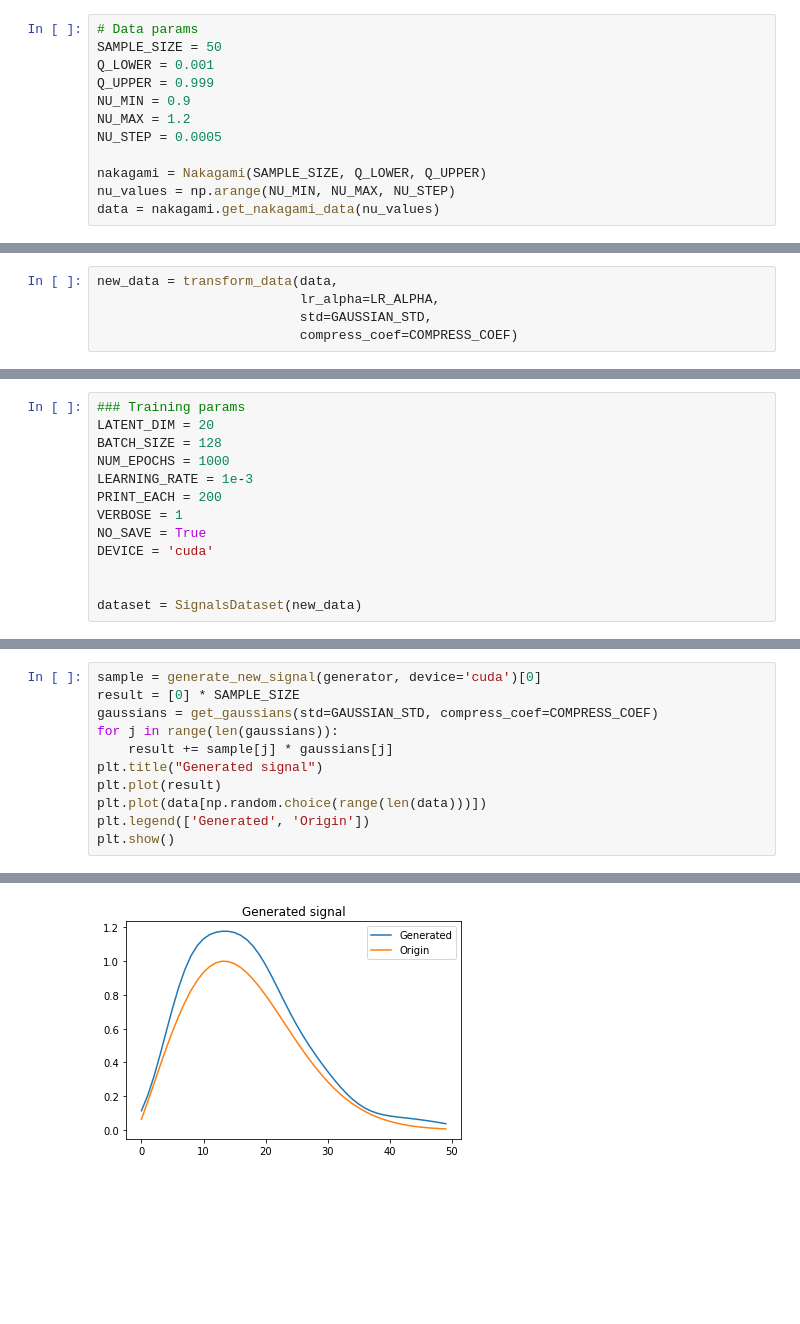
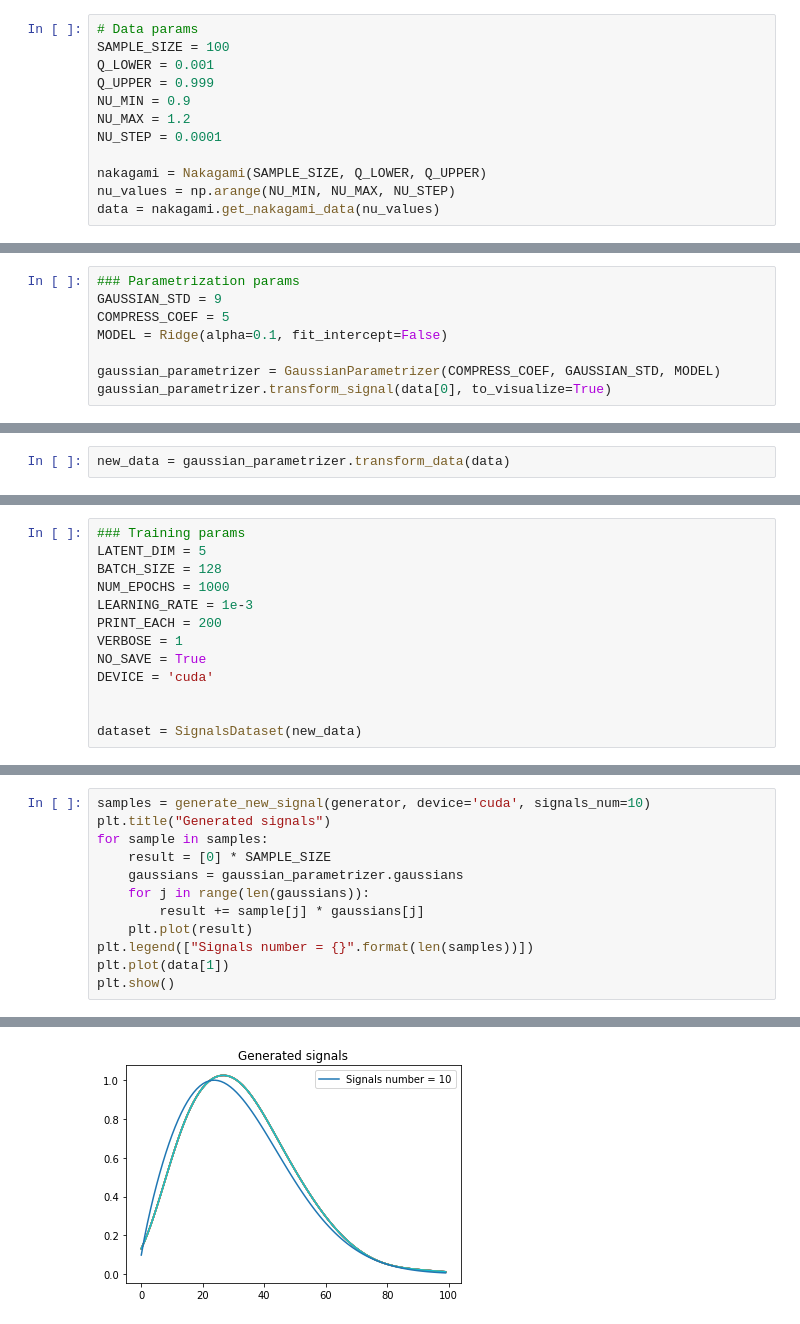
Before and after one commit to whiteRa2bit/hep_generative_models, a Jupyter notebook: notebooks/train/Gan_parametrization.ipynb, the cells around one changed output, grey strips where cells are left out. Cells and saved outputs as stored; diff of their text form; blank space fills up the shorter version.

```diff
--- a/notebooks/train/Gan_parametrization.ipynb
+++ b/notebooks/train/Gan_parametrization.ipynb
@@ -20,11 +24,11 @@ import tqdm
 # %%
 # Data params
-SAMPLE_SIZE = 50
+SAMPLE_SIZE = 100
 Q_LOWER = 0.001
 Q_UPPER = 0.999
 NU_MIN = 0.9
 NU_MAX = 1.2
-NU_STEP = 0.0005
+NU_STEP = 0.0001
 
 nakagami = Nakagami(SAMPLE_SIZE, Q_LOWER, Q_UPPER)
 nu_values = np.arange(NU_MIN, NU_MAX, NU_STEP)
@@ -100,0 +77,8 @@ def transform_data(data, lr_alpha, std, compress_coef):
+# %%
+### Parametrization params
+GAUSSIAN_STD = 9
+COMPRESS_COEF = 5
+MODEL = Ridge(alpha=0.1, fit_intercept=False)
+
+gaussian_parametrizer = GaussianParametrizer(COMPRESS_COEF, GAUSSIAN_STD, MODEL)
+gaussian_parametrizer.transform_signal(data[0], to_visualize=True)
@@ -101,8 +91,5 @@ def transform_data(data, lr_alpha, std, compress_coef):
 # %%
-new_data = transform_data(data,
-                          lr_alpha=LR_ALPHA,
-                          std=GAUSSIAN_STD,
-                          compress_coef=COMPRESS_COEF)
+new_data = gaussian_parametrizer.transform_data(data)
 # %%
 SAMPLES_NUM = 5
 
@@ -119,6 +108,6 @@ plt.show()
 # %%
 ### Training params
-LATENT_DIM = 20
+LATENT_DIM = 5
 BATCH_SIZE = 128
 NUM_EPOCHS = 1000
 LEARNING_RATE = 1e-3
@@ -154,12 +143,13 @@ epoch-800; D_loss: 1.4173251390457153; G_loss: 0.7051815390586853
 # %%
-sample = generate_new_signal(generator, device='cuda')[0]
-result = [0] * SAMPLE_SIZE
-gaussians = get_gaussians(std=GAUSSIAN_STD, compress_coef=COMPRESS_COEF)
-for j in range(len(gaussians)):
-    result += sample[j] * gaussians[j]
-plt.title("Generated signal")
-plt.plot(result)
-plt.plot(data[np.random.choice(range(len(data)))])
-plt.legend(['Generated', 'Origin'])
+samples = generate_new_signal(generator, device='cuda', signals_num=10)
+plt.title("Generated signals")
+for sample in samples:
+    result = [0] * SAMPLE_SIZE
+    gaussians = gaussian_parametrizer.gaussians
+    for j in range(len(gaussians)):
+        result += sample[j] * gaussians[j]
+    plt.plot(result)
+plt.legend(["Signals number = {}".format(len(samples))])
+plt.plot(data[1])
 plt.show()
 # %% [output]
@@ -172 +156 @@ tensor([[-2.0200, -1.3793,  0.8047, -1.0681,  1.0521, -0.9653, -0.1084,  1.6279,
-[figure, old version]
+[figure, new version]
```
Also changed, not shown: parts of 22 cells of this notebook, 3 other files.
